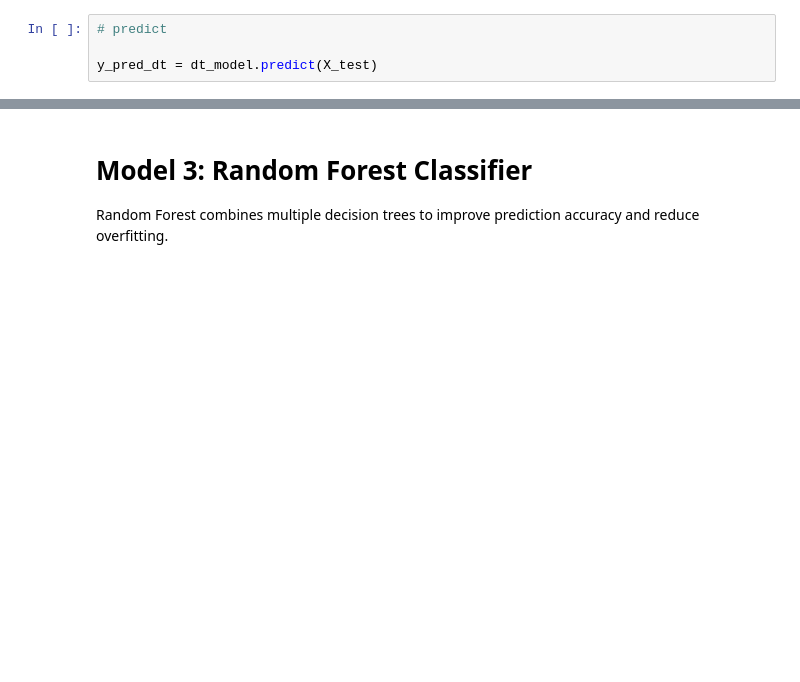
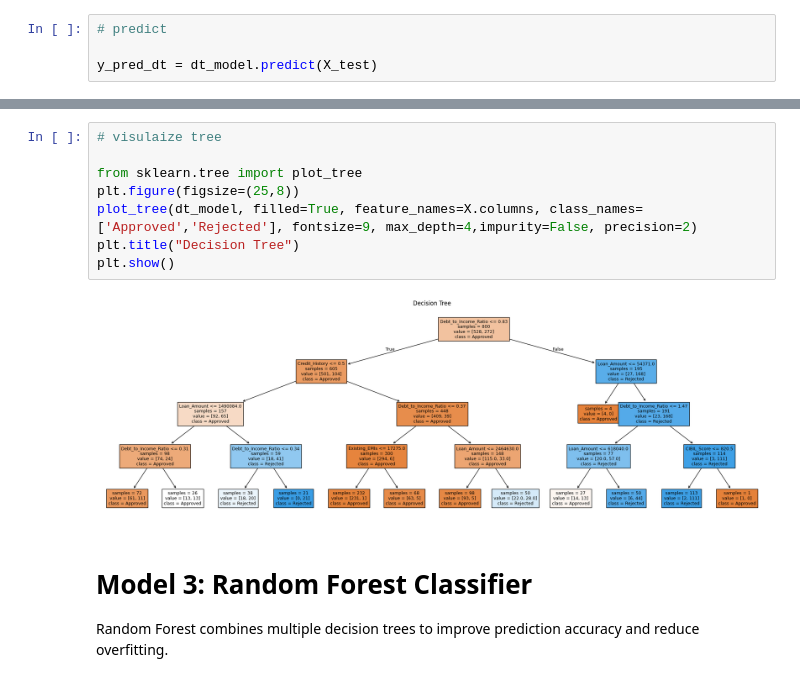
Before and after one commit to Sowmyasri11/Intelligent_Loan_Analytics_and_Prediction_System_using_Machine_Learning, a Jupyter notebook: notebooks/loan_approval_prediction.ipynb, the cells around one changed output, grey strips where cells are left out. Cells and saved outputs as stored; diff of their text form; blank space fills up the shorter version.

```diff
--- a/notebooks/loan_approval_prediction.ipynb
+++ b/notebooks/loan_approval_prediction.ipynb
@@ -266,3 +236,13 @@ weighted avg       0.80      0.80      0.80       200
+# %%
+# visulaize tree
+
+from sklearn.tree import plot_tree
+plt.figure(figsize=(25,8))
+plot_tree(dt_model, filled=True, feature_names=X.columns, class_names=['Approved','Rejected'], fontsize=9, max_depth=4,impurity=False, precision=2)
+plt.title("Decision Tree")
+plt.show()
+# %% [output]
+[figure, added]
 # %% [markdown]
 # Model 3: Random Forest Classifier
 
```
Also changed, not shown: parts of 46 cells of this notebook.
